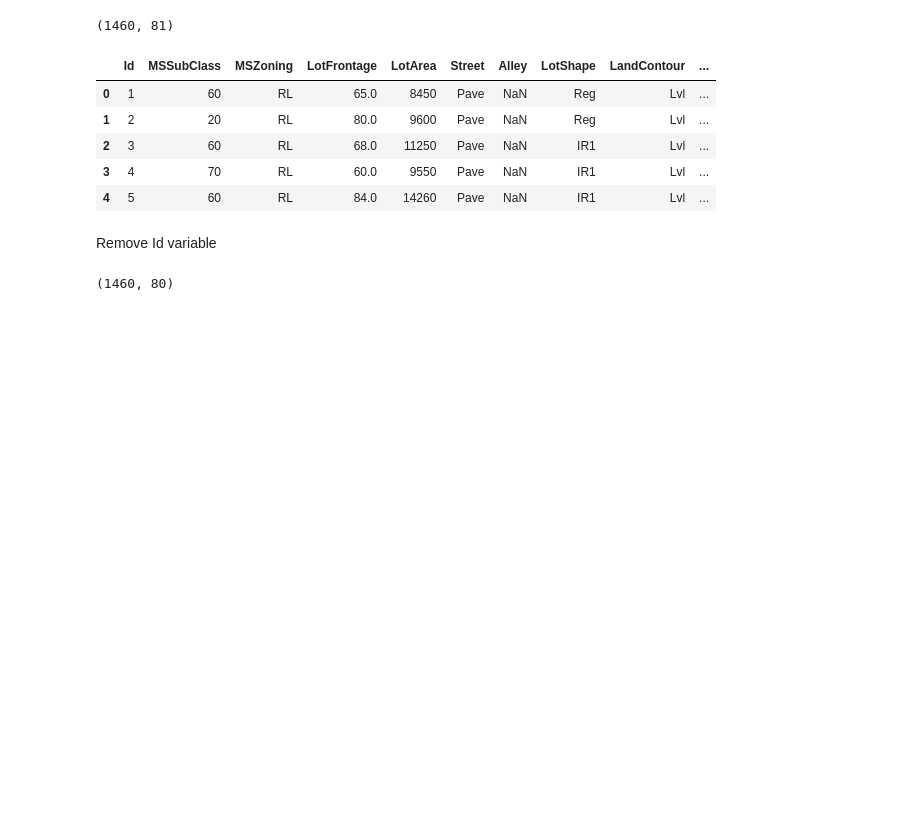
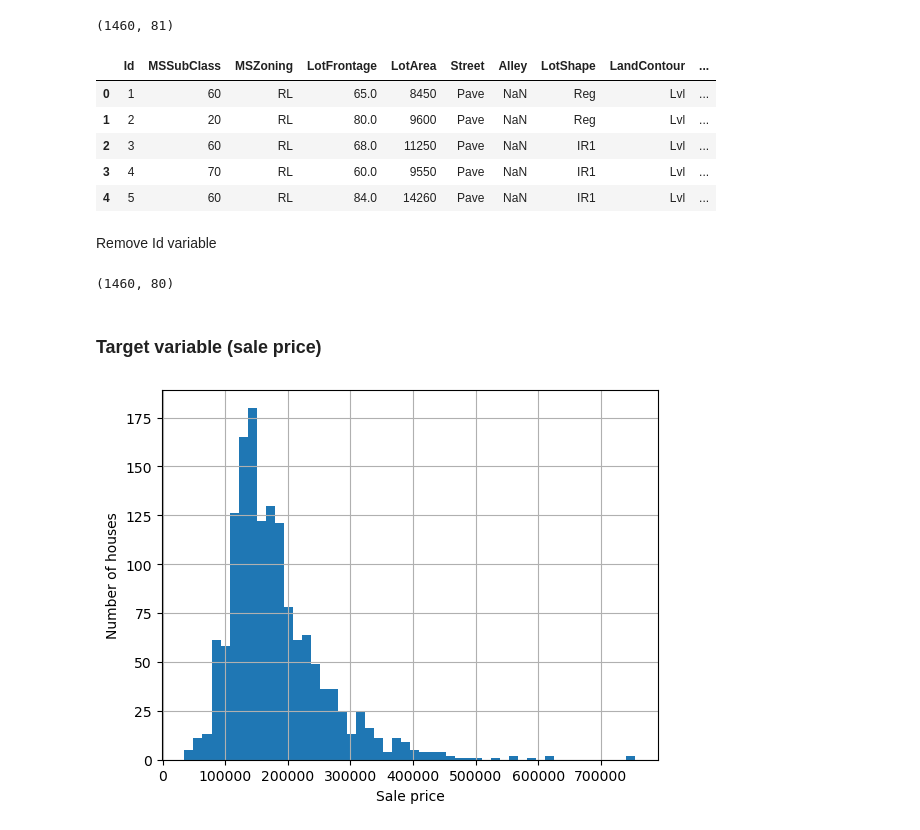
Before and after one commit to skjdaniel/deploying-ml-models, a Jupyter notebook: develop-model.ipynb, the cells around one changed output. Cells and saved outputs as stored; diff of their text form; code cells hidden in the pictures; blank space fills up the shorter version.

```diff
--- a/develop-model.ipynb
+++ b/develop-model.ipynb
@@ -30,3 +32,12 @@ data.drop('Id', axis=1, inplace=True)
 data.shape
 # %% [output]
 (1460, 80)
+# %% [markdown]
+### Target variable (sale price)
+# %%
+data['SalePrice'].hist(bins=50)
+plt.ylabel('Number of houses')
+plt.xlabel('Sale price')
+plt.show()
+# %% [output]
+[figure, added]
```
Also changed, not shown: parts of 21 cells of this notebook.
